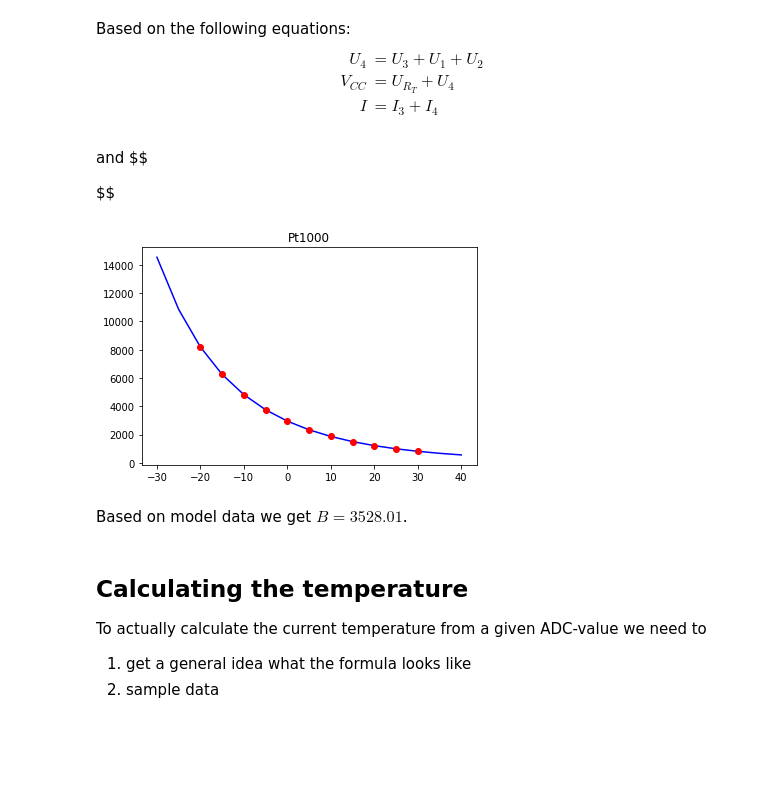
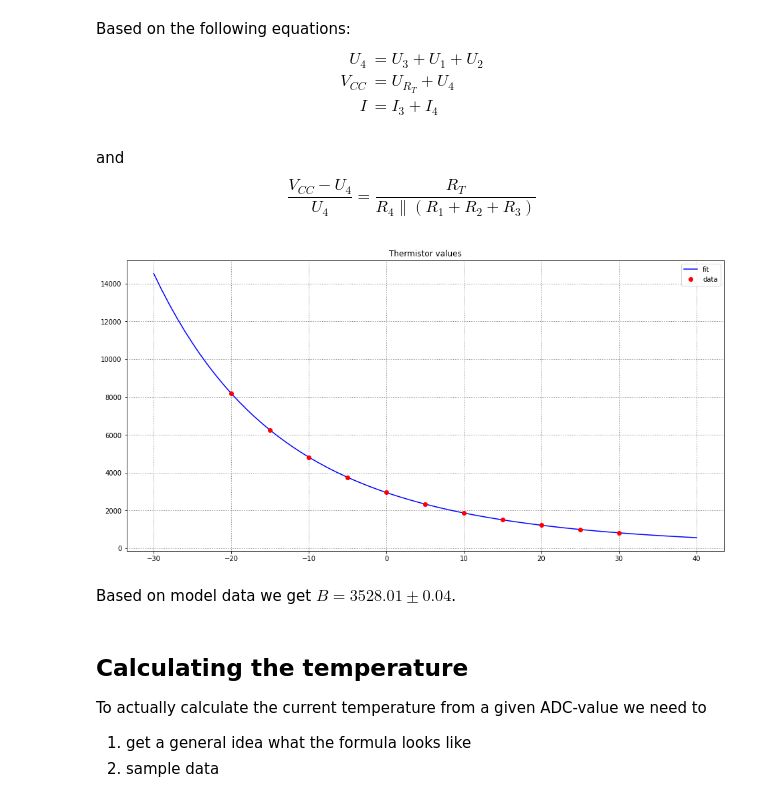
Before and after one commit to henrythasler/sensor-gateway, a Jupyter notebook: docs/temperature-calculation.ipynb, the cells around one changed output. Cells and saved outputs as stored; diff of their text form; code cells hidden in the pictures; blank space fills up the shorter version.

Commit message:
evaluate different models

```diff
--- a/docs/temperature-calculation.ipynb
+++ b/docs/temperature-calculation.ipynb
@@ -19,11 +19,11 @@ V_{CC} &= U_{R_T} + U_4 \\
 I &= I_3 + I_4
 \end{align}
 $$
-# %% [markdown]
-and
-$$
-
-$$
+# %% [markdown]
+and
+$$
+\frac{V_{CC}-U_4}{U_4} = \frac{R_T}{R_4 \parallel (R_1+R_2+R_3)}
+$$
 # %%
 from IPython.display import Markdown as md
 import numpy as np
@@ -39,17 +36,26 @@ def R_T_func(T, B):
 # %%
-pt_parameter, covariance_matrix = curve_fit(R_T_func, pt1000[0]+273.15, pt1000[1])
-x_data = np.arange(-30, 41, 5)
-y_data = R_T_func(x_data+273.15, *pt_parameter)
+def func(T, B):
+    return R_N * np.exp(B*(1/T - 1/T_N))
+
+popt, pcov = curve_fit(func, pt1000[0]+273.15, pt1000[1])
+x_data = np.arange(-30, 41, 1)
+y_data = func(x_data+273.15, *popt)
 
 plt.plot(x_data, y_data, 'b-', label='fit')
-plt.plot(pt1000[0], pt1000[1], 'ro')
-plt.title('Pt1000');
+
+stdevs = np.sqrt(np.diag(pcov))
+
+plt.plot(pt1000[0], pt1000[1], 'ro', label='data')
+plt.legend()
+plt.rcParams['figure.figsize'] = [16,8]
+plt.grid(color='grey', linestyle=':', linewidth=1)
+plt.title('Thermistor values');
 # %% [output]
-[figure, old version]
+[figure, new version]
 # %%
-md("Based on model data we get $B={:.2f}$.".format(pt_parameter[0]))
+md("Based on model data we get $B={:.2f} \pm {:.2f}$.".format(popt[0], stdevs[0]))
 # %% [output]
-Based on model data we get $B=3528.01$.
+Based on model data we get $B=3528.01 \pm 0.04$.
 # %% [markdown]
 ## Calculating the temperature
 
```
Also changed, not shown: parts of 13 cells of this notebook, 4 other files.
